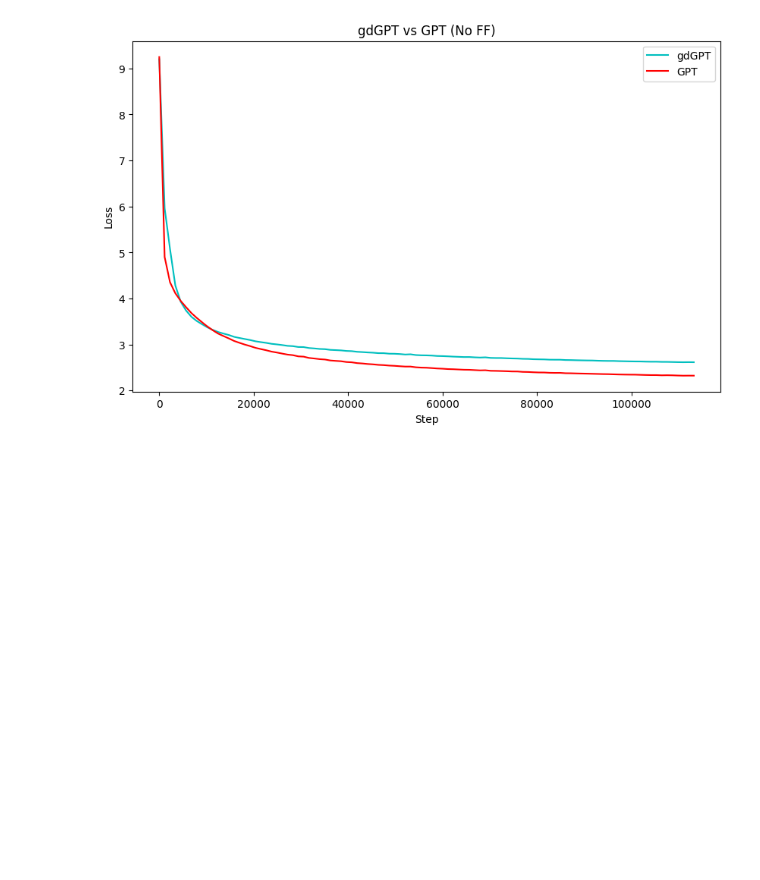
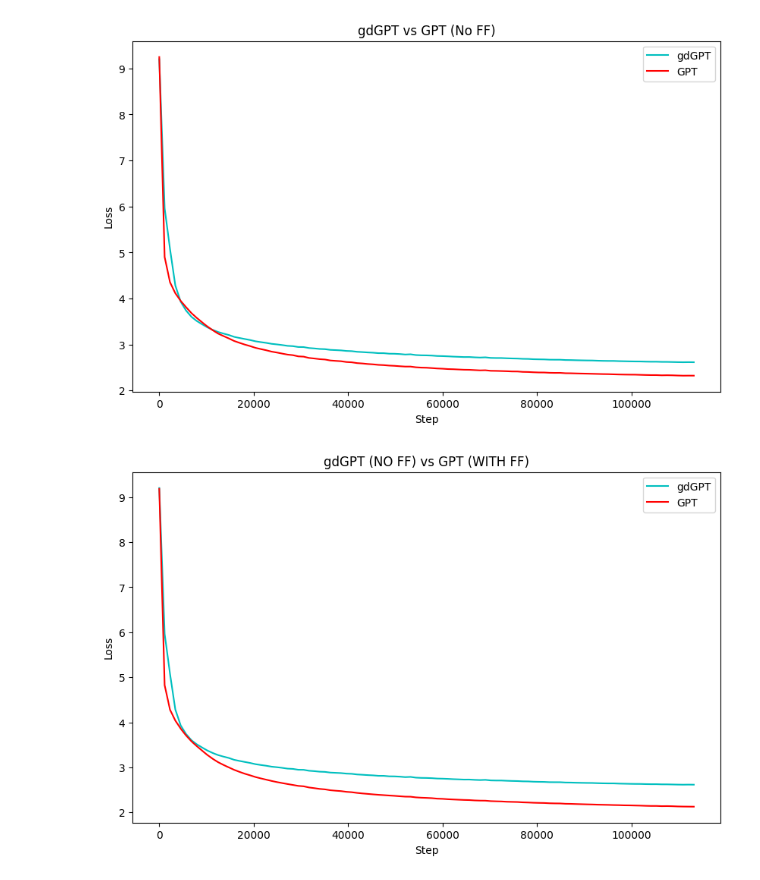
Before and after one commit to williamconvertino/GDM, a Jupyter notebook: experiments/visualize_losses.ipynb, the cells around one changed output. Saved outputs shown, nothing was run; the diff lists cells and outputs as text; code cells hidden in the pictures; blank space fills up the shorter version.

Commit message:
Added visualization to train loss

```diff
--- a/experiments/visualize_losses.ipynb
+++ b/experiments/visualize_losses.ipynb
@@ -31,3 +31,12 @@ visualize_loss_from_files(
 )
 # %% [output]
 [figure]
+# %%
+visualize_loss_from_files(
+  ('gdGPT_8H_1L_512E_noFF_val_results', 'gdGPT'),
+  ('GPT_8H_1L_512E_val_results', 'GPT'),
+  title='gdGPT (NO FF) vs GPT (WITH FF)',
+  num_epochs=1
+)
+# %% [output]
+[figure, added]
```
Also changed, not shown: parts of 1 cell of this notebook, 1 other file.
